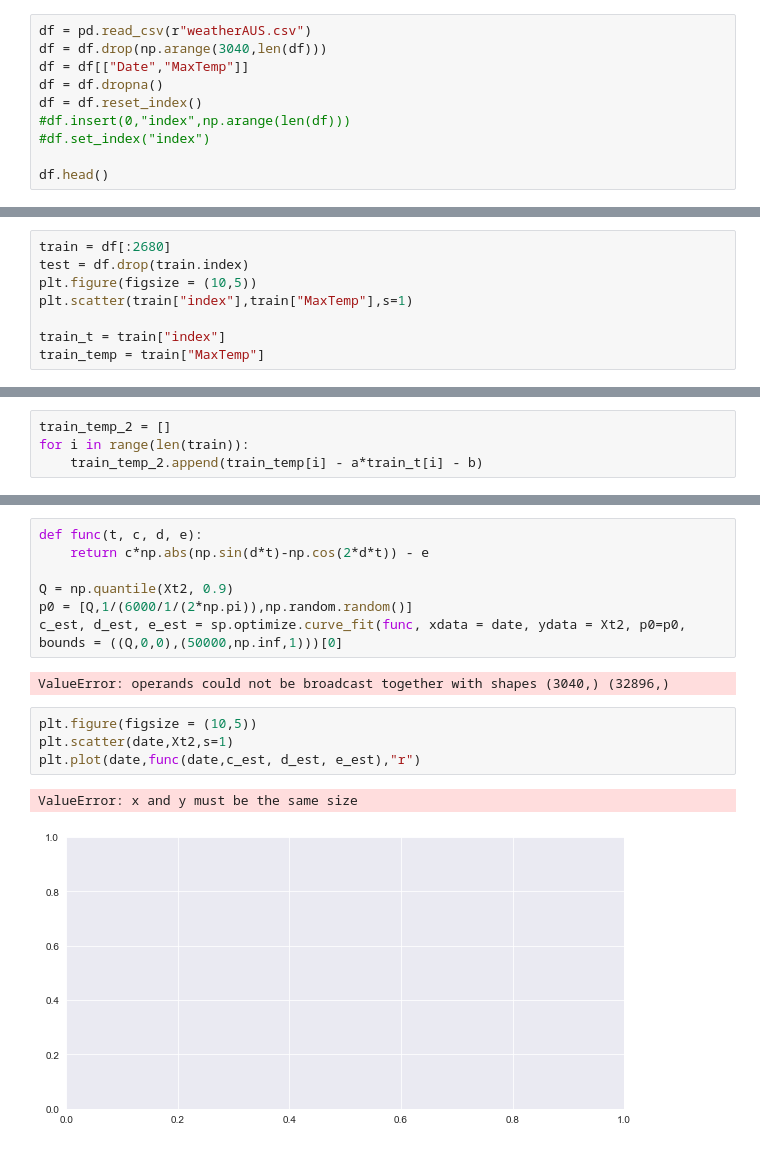
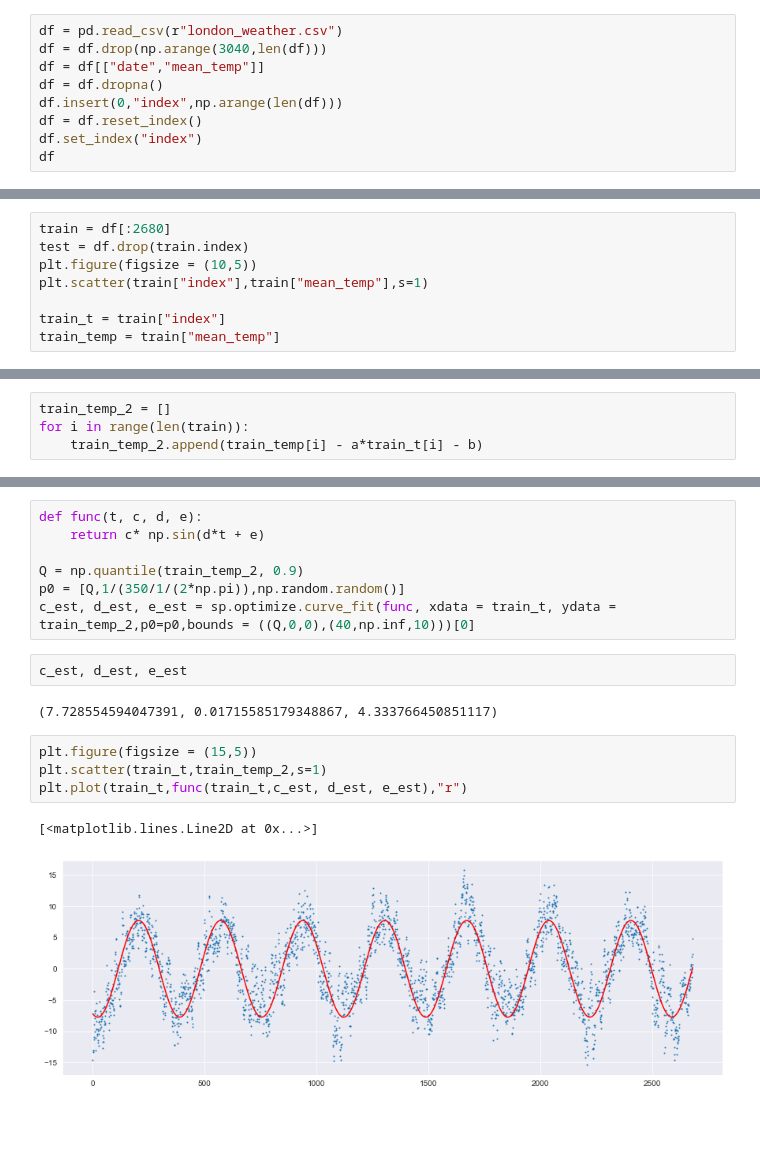
Before and after one commit to zlekoty/komputerowa_analiza_szereg-w_czasowych, a Jupyter notebook: kaszczR2/kaszczR2.ipynb, the cells around one changed output, grey strips where cells are left out. Cells and saved outputs as stored; diff of their text form; blank space fills up the shorter version.

```diff
--- a/kaszczR2/kaszczR2.ipynb
+++ b/kaszczR2/kaszczR2.ipynb
@@ -18,13 +18,12 @@ from statsmodels.tsa.arima.model import ARIMA
 
 from statsmodels.tsa.stattools import adfuller
 # %%
-df = pd.read_csv(r"weatherAUS.csv")
+df = pd.read_csv(r"london_weather.csv")
 df = df.drop(np.arange(3040,len(df)))
-df = df[["Date","MaxTemp"]]
+df = df[["date","mean_temp"]]
 df = df.dropna()
+df.insert(0,"index",np.arange(len(df)))
 df = df.reset_index()
-#df.insert(0,"index",np.arange(len(df)))
-#df.set_index("index")
-
-df.head()
+df.set_index("index")
+df
 # %% [output]
@@ -52,8 +58,8 @@ plt.scatter(t,temp,s=1)
 train = df[:2680]
 test = df.drop(train.index)
 plt.figure(figsize = (10,5))
-plt.scatter(train["index"],train["MaxTemp"],s=1)
+plt.scatter(train["index"],train["mean_temp"],s=1)
 
 train_t = train["index"]
-train_temp = train["MaxTemp"]
+train_temp = train["mean_temp"]
 # %% [output]
@@ -87,16 +87,18 @@ plt.scatter(train_t,train_energy_2,s=1)
 # %%
 def func(t, c, d, e):
-    return c*np.abs(np.sin(d*t)-np.cos(2*d*t)) - e
+    return c* np.sin(d*t + e)
 
-Q = np.quantile(Xt2, 0.9)
-p0 = [Q,1/(6000/1/(2*np.pi)),np.random.random()]
-c_est, d_est, e_est = sp.optimize.curve_fit(func, xdata = date, ydata = Xt2, p0=p0, bounds = ((Q,0,0),(50000,np.inf,1)))[0]
+Q = np.quantile(train_temp_2, 0.9)
+p0 = [Q,1/(350/1/(2*np.pi)),np.random.random()]
+c_est, d_est, e_est = sp.optimize.curve_fit(func, xdata = train_t, ydata = train_temp_2,p0=p0,bounds = ((Q,0,0),(40,np.inf,10)))[0]
-# %% [output]
-ValueError: operands could not be broadcast together with shapes (3040,) (32896,)
+# %%
+c_est, d_est, e_est
+# %% [output]
+(7.728554594047391, 0.01715585179348867, 4.333766450851117)
 # %%
-plt.figure(figsize = (10,5))
-plt.scatter(date,Xt2,s=1)
-plt.plot(date,func(date,c_est, d_est, e_est),"r")
+plt.figure(figsize = (15,5))
+plt.scatter(train_t,train_temp_2,s=1)
+plt.plot(train_t,func(train_t,c_est, d_est, e_est),"r")
 # %% [output]
-ValueError: x and y must be the same size
+[<matplotlib.lines.Line2D at 0x...>]
-[figure, old version]
+[figure, new version]
```
Also changed, not shown: parts of 14 cells of this notebook, 1 other file.
